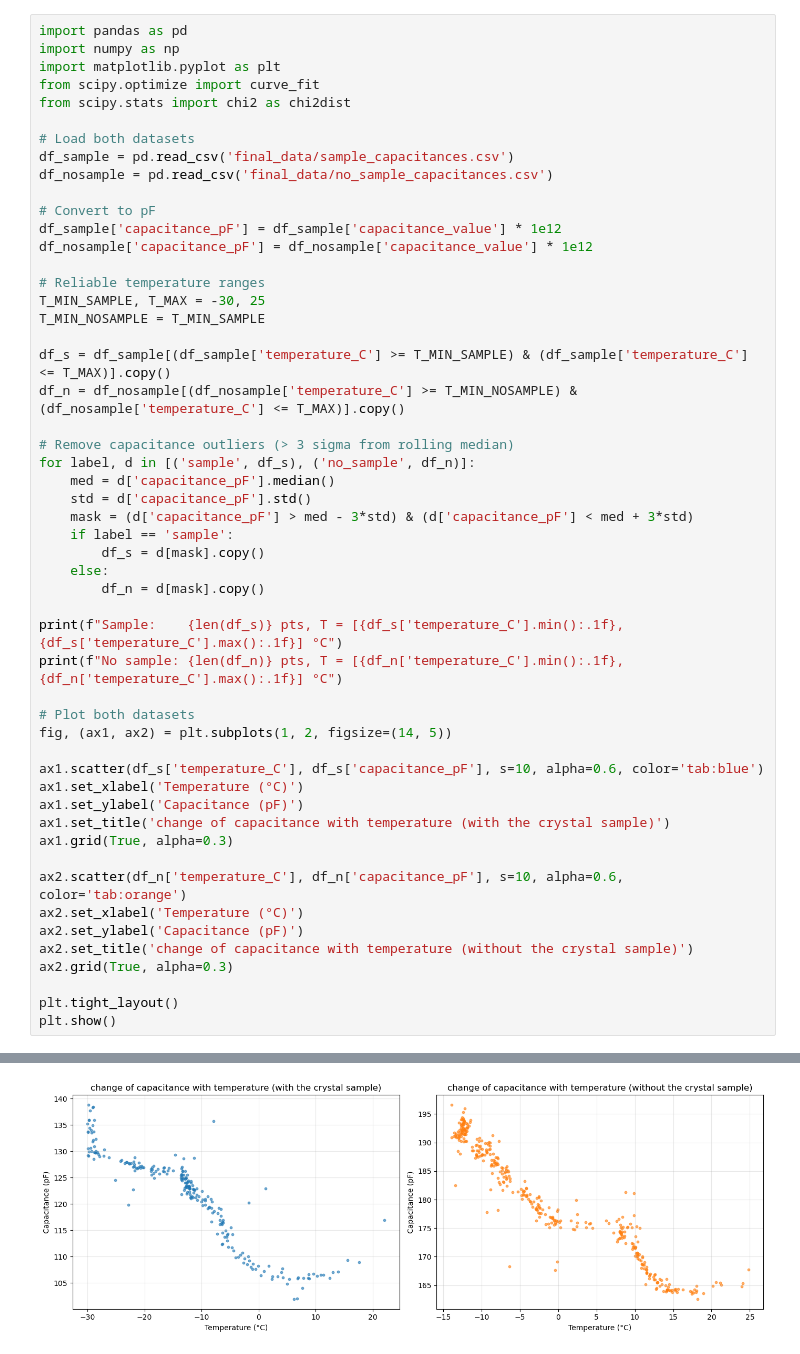
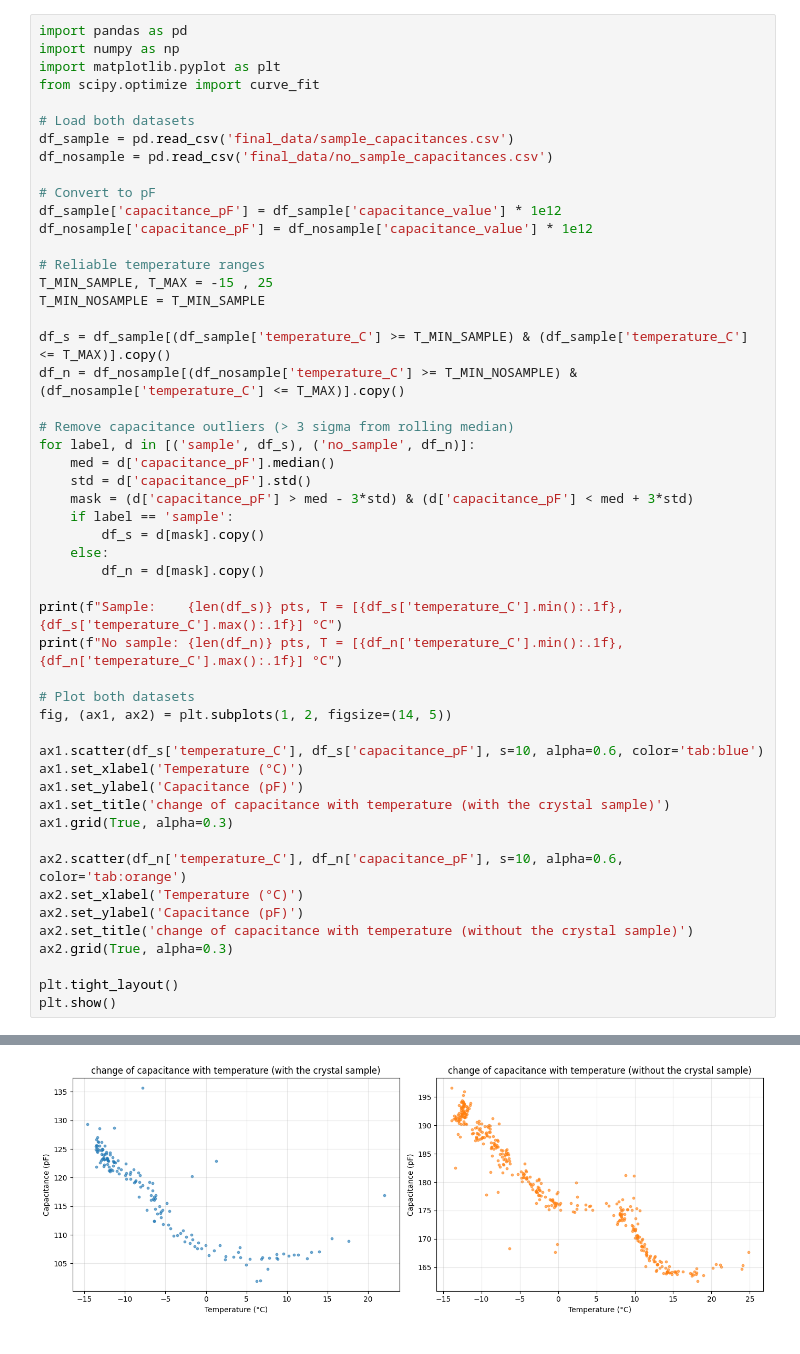
Before and after one commit to roznik20/crystal-expansion-research, a Jupyter notebook: data_analysis.ipynb, the cells around one changed output, grey strips where cells are left out. Drawn from its saved outputs; the diff is of its cells as text.

```diff
--- a/data_analysis.ipynb
+++ b/data_analysis.ipynb
@@ -3,7 +3,6 @@ import pandas as pd
 import numpy as np
 import matplotlib.pyplot as plt
 from scipy.optimize import curve_fit
-from scipy.stats import chi2 as chi2dist
 
 # Load both datasets
 df_sample = pd.read_csv('final_data/sample_capacitances.csv')
@@ -14,7 +13,7 @@ df_sample['capacitance_pF'] = df_sample['capacitance_value'] * 1e12
 df_nosample['capacitance_pF'] = df_nosample['capacitance_value'] * 1e12
 
 # Reliable temperature ranges
-T_MIN_SAMPLE, T_MAX = -30, 25
+T_MIN_SAMPLE, T_MAX = -15 , 25
 T_MIN_NOSAMPLE = T_MIN_SAMPLE
 
 df_s = df_sample[(df_sample['temperature_C'] >= T_MIN_SAMPLE) & (df_sample['temperature_C'] <= T_MAX)].copy()
@@ -55,5 +54,5 @@ Sample:    236 pts, T = [-30.0, 22.0] °C
 No sample: 373 pts, T = [-13.9, 24.8] °C
-[figure, old version]
+[figure, new version]
 # %%
 # Linear fit: capacitance_pF = m * temperature_C + b
 m_s, b_s = np.polyfit(df_s['temperature_C'], df_s['capacitance_pF'], 1)
```
Also changed, not shown: parts of 6 cells of this notebook.
